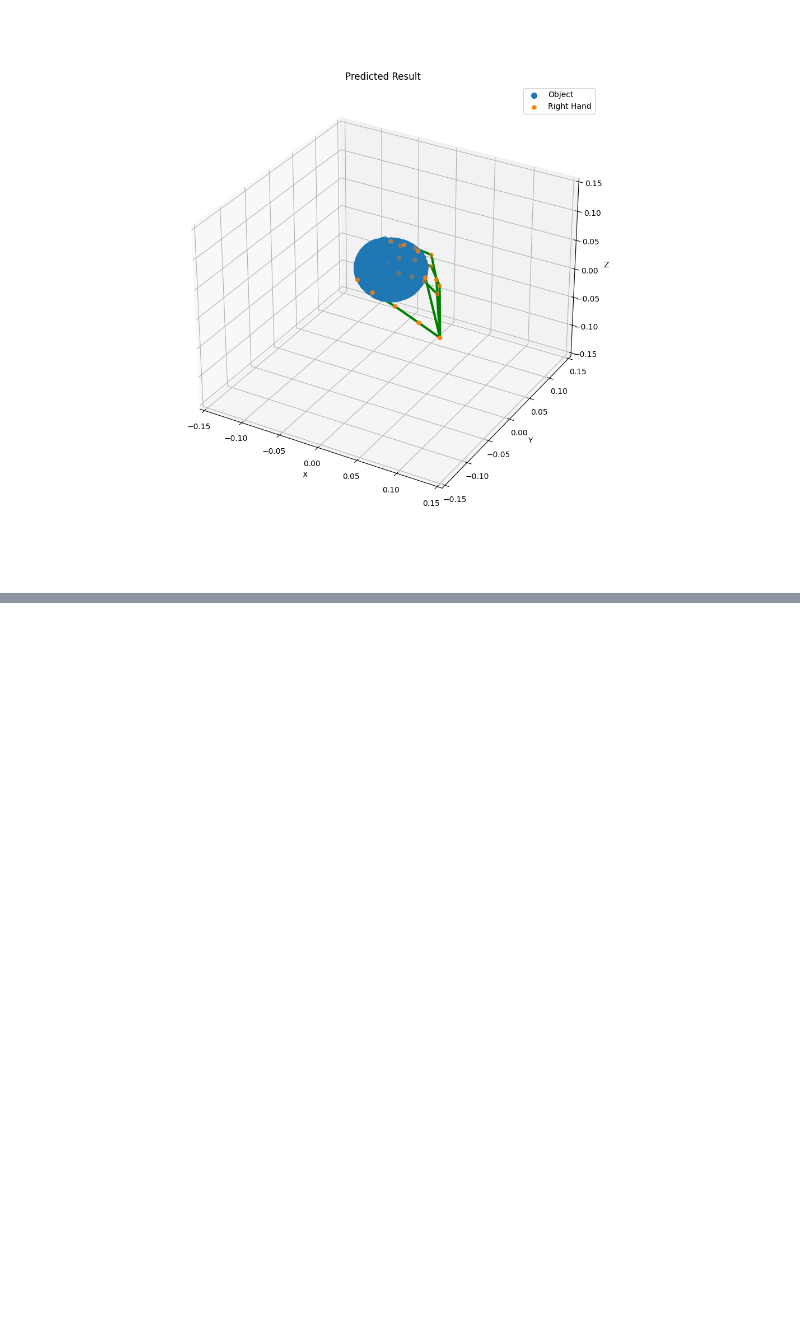
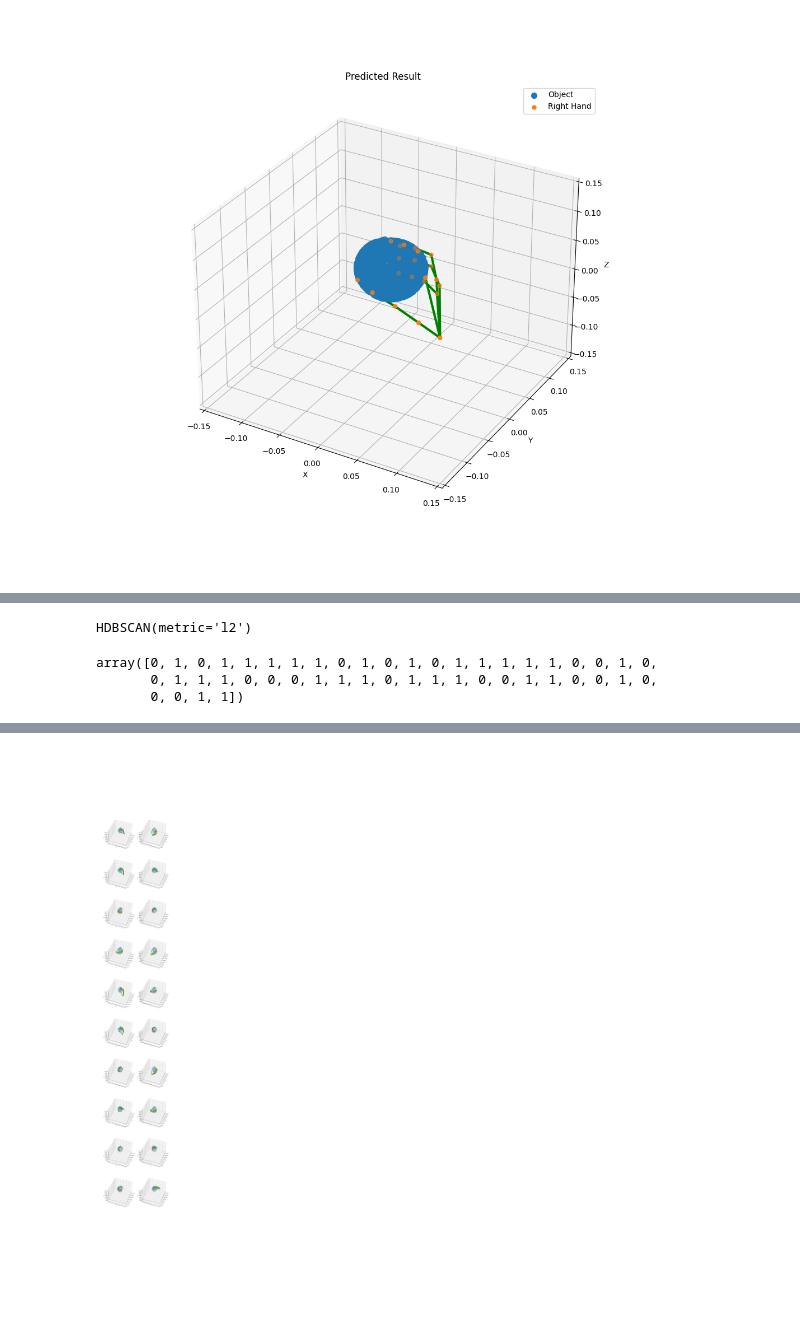
Before and after one commit to yujie-tao/ContactPose, a Jupyter notebook: playground.ipynb, the cells around one changed output, grey strips where cells are left out. Cells and saved outputs as stored; diff of their text form; code cells hidden in the pictures; blank space fills up the shorter version.

```diff
--- a/playground.ipynb
+++ b/playground.ipynb
@@ -95,0 +159,62 @@ for folder in os.listdir(root):
+# %%
+right_hand_flat_index = [i for i in range(len(right_joint_all)) if right_joint_all[i] != []]
+# %%
+clusterer = hdbscan.HDBSCAN(metric='l2')
+# %%
+clusterer.fit(right_hand_flat)
+# %% [output]
+HDBSCAN(metric='l2')
+# %%
+clusterer.labels_
+# %% [output]
+array([0, 1, 0, 1, 1, 1, 1, 1, 0, 1, 0, 1, 0, 1, 1, 1, 1, 1, 0, 0, 1, 0,
+       0, 1, 1, 1, 0, 0, 0, 1, 1, 1, 0, 1, 1, 1, 0, 0, 1, 1, 0, 0, 1, 0,
+       0, 0, 1, 1])
+# %%
+cluster_1_index = [i for i in range(len(clusterer.labels_)) if clusterer.labels_[i] == 0]
+# %%
+# fig, axs = plt.subplots(2,5, figsize=(15, 6), facecolor='w', edgecolor='k')
+# fig.subplots_adjust(hspace = .5, wspace=.001)
+
+# # axs = axs.ravel()
+
+# axes = [fig.add_subplot(1, 4, i+1, projection='3d') for i in range(len(angles))]
+
+fig = plt.figure(figsize=(10,70))
+for i in range(len(cluster_1_index)):
+
+    # intent = "use"
+    subj_id = str(right_hand_flat_index[cluster_1_index[i]]+1)
+    # obj_class = "apple"
+
+    pcd = o3d.io.read_point_cloud("./data/contactpose_data/full"+subj_id+"_use/"+obj_class+"/" + obj_class+".ply") # Read the point cloud
+    cp = ContactPose(int(subj_id), intent, obj_class)
+
+    object_points = np.asarray(pcd.points)
+    object_sample_id = np.random.choice(object_points.shape[0], 1024, replace=False)
+    object_points = object_points[object_sample_id]
+    right_hand_joint = cp.hand_joints()[1]
+
+
+    ax = fig.add_subplot(int(len(cluster_1_index)/2+1),2,i+1,projection='3d')
+    ax.set_xlim(-0.15,0.15)
+    ax.set_ylim(-0.15,0.15)
+    ax.set_zlim(-0.15,0.15)
+
+    ax.set_xlabel('X')
+    ax.set_ylabel('Y')
+    ax.set_zlabel('Z')
+
+    ax.scatter(object_points[:,0], object_points[:,1], object_points[:,2],marker='.', s=1, label='Object')
+
+    ax.scatter(right_hand_joint[:,0], right_hand_joint[:,1], right_hand_joint[:,2],marker='.', s=100,  label='Right Hand')
+    ax.plot(right_hand_joint[:5][:,0], right_hand_joint[:5][:,1], right_hand_joint[:5][:,2], linewidth=3, color='g')
+    ax.plot(np.concatenate(([right_hand_joint[0]], right_hand_joint[5:9]))[:,0], np.concatenate(([right_hand_joint[0]], right_hand_joint[5:9]))[:,1], np.concatenate(([right_hand_joint[0]], right_hand_joint[5:9]))[:,2], linewidth=3, color='g')
+    ax.plot(np.concatenate(([right_hand_joint[0]], right_hand_joint[9:13]))[:,0], np.concatenate(([right_hand_joint[0]], right_hand_joint[9:13]))[:,1], np.concatenate(([right_hand_joint[0]], right_hand_joint[9:13]))[:,2], linewidth=3, color='g')
+    ax.plot(np.concatenate(([right_hand_joint[0]], right_hand_joint[13:17]))[:,0],np.concatenate(([right_hand_joint[0]], right_hand_joint[13:17]))[:,1], np.concatenate(([right_hand_joint[0]], right_hand_joint[13:17]))[:,2], linewidth=3, color='g')
+    ax.plot(np.concatenate(([right_hand_joint[0]], right_hand_joint[17:21]))[:,0], np.concatenate(([right_hand_joint[0]], right_hand_joint[17:21]))[:,1] , np.concatenate(([right_hand_joint[0]], right_hand_joint[17:21]))[:,2], linewidth=3, color='g')
+
+    ax.view_init(45, 20, 0)
+
+plt.show()
+# %% [output]
@@ -95,0 +241 @@ for folder in os.listdir(root):
+[figure, added]
```
Also changed, not shown: parts of 9 cells of this notebook.
